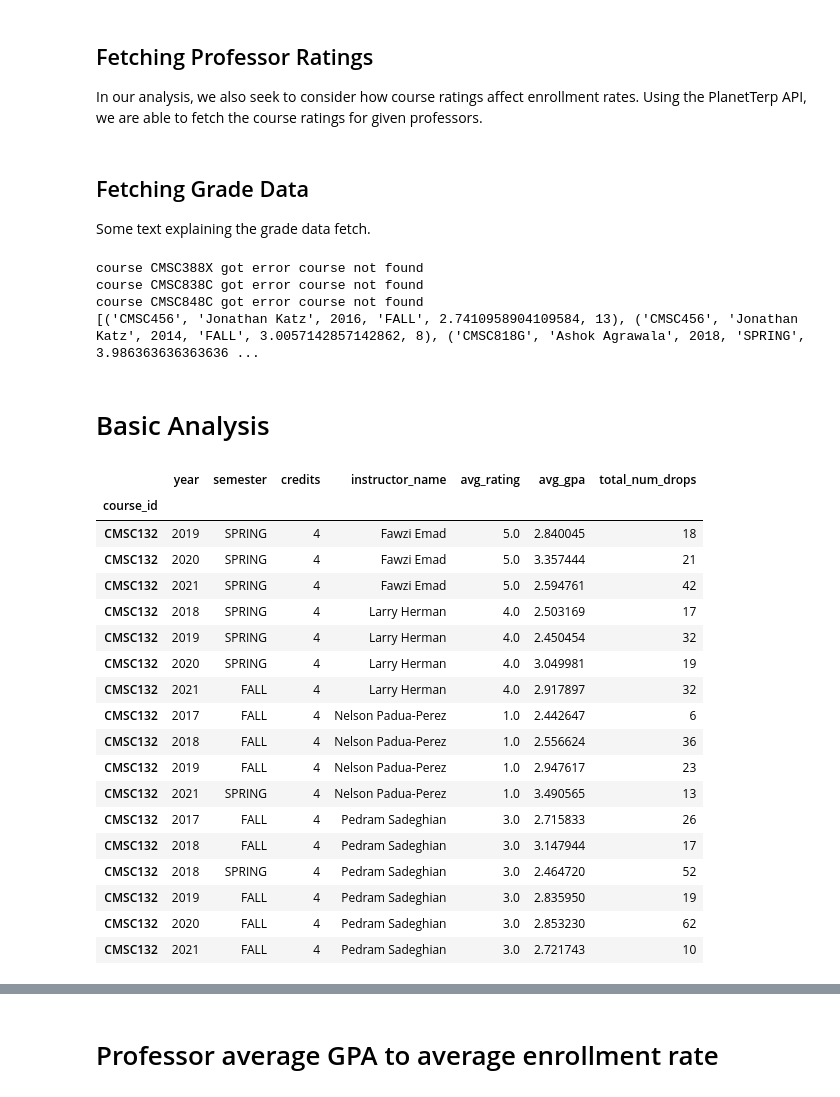
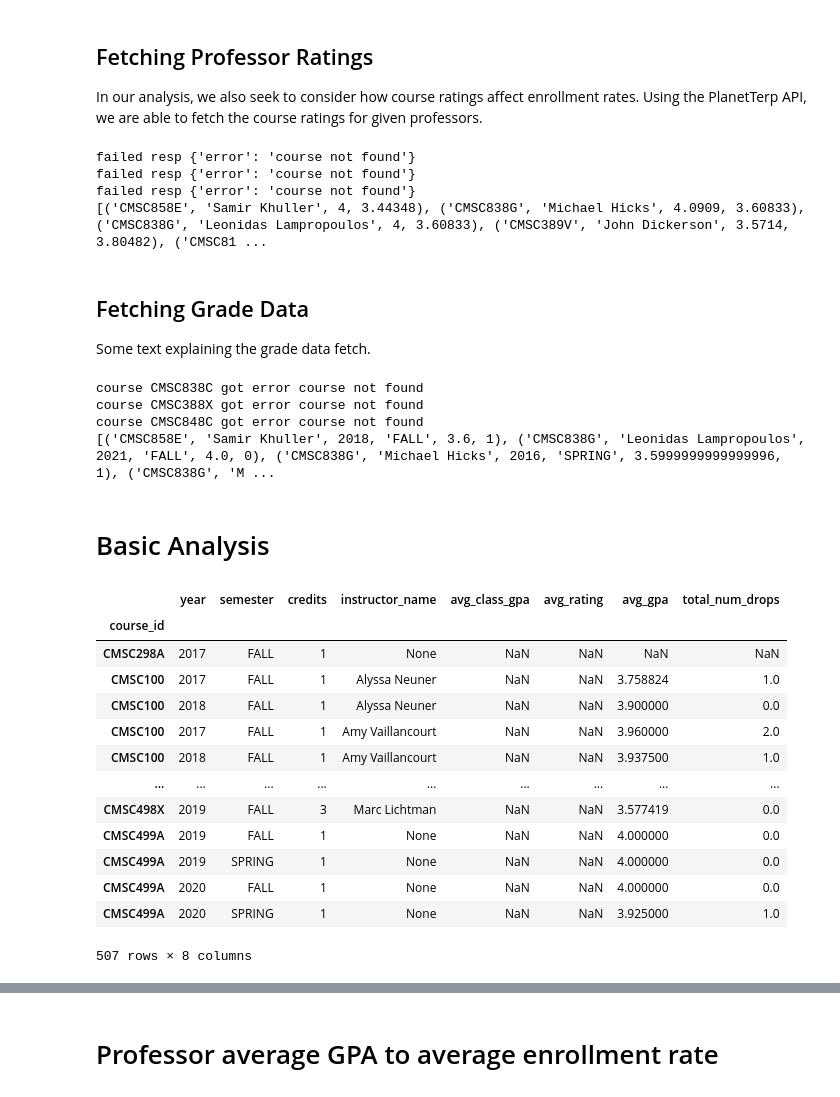
Before and after one commit to WesJD/cmsc320-final, a Jupyter notebook: project.ipynb, the cells around one changed output, grey strips where cells are left out. Cells and saved outputs as stored; diff of their text form; code cells hidden in the pictures.

Commit message:
Get Professor Rating and Course GPA

```diff
--- a/project.ipynb
+++ b/project.ipynb
@@ -218,15 +218,25 @@ with open_conn() as conn:
 ## Fetching Professor Ratings
 
 In our analysis, we also seek to consider how course ratings affect enrollment rates. Using the PlanetTerp API, we are able to fetch the course ratings for given professors.
+# %%
+def get_prof_avgRating(prof):
+    r = requests.get('https://api.planetterp.com/v1/professor', params={'name': prof})
+    r = r.json()
+
+    if "average_rating" in r:
+        return r['average_rating']
+    else:
+        return None
 # %%
 with open_conn() as conn:
     cur = conn.cursor()
-    #cur.execute("DROP TABLE IF EXISTS instructor_reviews") # uncomment if you'd like to start over
+    cur.execute("DROP TABLE IF EXISTS instructor_reviews") # uncomment if you'd like to start over
     cur.execute("""
     CREATE TABLE IF NOT EXISTS instructor_reviews (
         course CHAR(7) NOT NULL,
         instructor_name VARCHAR(100) NOT NULL,
         rating INT(1) NOT NULL,
+        avg_class_gpa DOUBLE(2,2),
         CONSTRAINT primary_key PRIMARY KEY (course, instructor_name),
         FOREIGN KEY (course) REFERENCES courses(id)
     )
@@ -234,18 +244,34 @@ with open_conn() as conn:
 
     unique_course_ids = set(map(lambda x: x["course_id"], courses))
     for course_id in unique_course_ids:
-        response = requests.get("https://api.planetterp.com/v1/course", params={"name": course_id, "reviews": "true"}).json()
-        if "reviews" not in response:
-            print(f"response for course {course_id} had no reviews: {response}")
+        response = requests.get("https://api.planetterp.com/v1/course", params={"name": course_id}).json()
+        if "error" in response:
+            print(f"failed resp {response}")
             continue
 
-        for review in response["reviews"]:
+        avg_class_gpa = response["average_gpa"]
+
+
+        for professor in response["professors"]:
+            rating = get_prof_avgRating(professor)
+
             cur.execute(
-                "INSERT OR IGNORE INTO instructor_reviews (course, instructor_name, rating) VALUES (?, ?, ?)",
-                (course_id, review["professor"], review["rating"])
+                "INSERT OR IGNORE INTO instructor_reviews (course, instructor_name, rating, avg_class_gpa) VALUES (?, ?, ?, ?)",
+                (course_id, professor, rating, avg_class_gpa)
             )
 
+        # for review in response["reviews"]:
+        #     cur.execute(
+        #         "INSERT OR IGNORE INTO instructor_reviews (course, instructor_name, rating) VALUES (?, ?, ?)",
+        #         (course_id, review["professor"], review["rating"])
+        #     )
+
     print(list(cur.execute("SELECT * FROM instructor_reviews LIMIT 5")))
+# %% [output]
+failed resp {'error': 'course not found'}
+failed resp {'error': 'course not found'}
+failed resp {'error': 'course not found'}
+[('CMSC858E', 'Samir Khuller', 4, 3.44348), ('CMSC838G', 'Michael Hicks', 4.0909, 3.60833), ('CMSC838G', 'Leonidas Lampropoulos', 4, 3.60833), ('CMSC389V', 'John Dickerson', 3.5714, 3.80482), ('CMSC81 ...
 # %% [markdown]
 ## Fetching Grade Data
 
@@ -329,60 +355,56 @@ with open_conn() as conn:
 
     print(list(cur.execute("SELECT * FROM course_grades LIMIT 5")))
 # %% [output]
+course CMSC838C got error course not found
 course CMSC388X got error course not found
-course CMSC838C got error course not found
 course CMSC848C got error course not found
-[('CMSC456', 'Jonathan Katz', 2016, 'FALL', 2.7410958904109584, 13), ('CMSC456', 'Jonathan Katz', 2014, 'FALL', 3.0057142857142862, 8), ('CMSC818G', 'Ashok Agrawala', 2018, 'SPRING', 3.986363636363636 ...
+[('CMSC858E', 'Samir Khuller', 2018, 'FALL', 3.6, 1), ('CMSC838G', 'Leonidas Lampropoulos', 2021, 'FALL', 4.0, 0), ('CMSC838G', 'Michael Hicks', 2016, 'SPRING', 3.5999999999999996, 1), ('CMSC838G', 'M ...
 # %% [markdown]
 # Basic Analysis
 # %%
 import pandas as pd
 
 query = """
 SELECT
     courses.id AS course_id,
     courses.year,
     courses.semester,
     courses.credits,
     course_grades.instructor_name,
+    instructor_reviews.avg_class_gpa,
     AVG(instructor_reviews.rating) AS avg_rating,
     AVG(course_grades.gpa) AS avg_gpa,
     SUM(course_grades.num_drops) AS total_num_drops
 FROM courses
 LEFT JOIN course_grades
     ON course_grades.course = courses.id
     AND course_grades.year = courses.year
     AND course_grades.semester = courses.semester
 LEFT JOIN instructor_reviews
     ON instructor_reviews.course = courses.id
     AND instructor_reviews.instructor_name = course_grades.instructor_name
-WHERE course_grades.course = 'CMSC132'
+/*WHERE course_grades.course = 'CMSC132'*/
 GROUP BY
     course_grades.course,
     course_grades.instructor_name,
     course_grades.year,
     course_grades.semester
 """
 with open_conn() as conn:
     df = pd.read_sql(sql=query, con=conn, index_col="course_id")
     display(df)
 # %% [output]
-|  | year | semester | credits | instructor_name | avg_rating | avg_gpa | total_num_drops |
-| course_id |  |  |  |  |  |  |  |
-| CMSC132 | 2019 | SPRING | 4 | Fawzi Emad | 5.0 | 2.840045 | 18 |
-| CMSC132 | 2020 | SPRING | 4 | Fawzi Emad | 5.0 | 3.357444 | 21 |
-| CMSC132 | 2021 | SPRING | 4 | Fawzi Emad | 5.0 | 2.594761 | 42 |
-| CMSC132 | 2018 | SPRING | 4 | Larry Herman | 4.0 | 2.503169 | 17 |
-| CMSC132 | 2019 | SPRING | 4 | Larry Herman | 4.0 | 2.450454 | 32 |
-| CMSC132 | 2020 | SPRING | 4 | Larry Herman | 4.0 | 3.049981 | 19 |
-| CMSC132 | 2021 | FALL | 4 | Larry Herman | 4.0 | 2.917897 | 32 |
-| CMSC132 | 2017 | FALL | 4 | Nelson Padua-Perez | 1.0 | 2.442647 | 6 |
-| CMSC132 | 2018 | FALL | 4 | Nelson Padua-Perez | 1.0 | 2.556624 | 36 |
-| CMSC132 | 2019 | FALL | 4 | Nelson Padua-Perez | 1.0 | 2.947617 | 23 |
-| CMSC132 | 2021 | SPRING | 4 | Nelson Padua-Perez | 1.0 | 3.490565 | 13 |
-| CMSC132 | 2017 | FALL | 4 | Pedram Sadeghian | 3.0 | 2.715833 | 26 |
-| CMSC132 | 2018 | FALL | 4 | Pedram Sadeghian | 3.0 | 3.147944 | 17 |
-| CMSC132 | 2018 | SPRING | 4 | Pedram Sadeghian | 3.0 | 2.464720 | 52 |
-| CMSC132 | 2019 | FALL | 4 | Pedram Sadeghian | 3.0 | 2.835950 | 19 |
-| CMSC132 | 2020 | FALL | 4 | Pedram Sadeghian | 3.0 | 2.853230 | 62 |
-| CMSC132 | 2021 | FALL | 4 | Pedram Sadeghian | 3.0 | 2.721743 | 10 |
+|  | year | semester | credits | instructor_name | avg_class_gpa | avg_rating | avg_gpa | total_num_drops |
+| course_id |  |  |  |  |  |  |  |  |
+| CMSC298A | 2017 | FALL | 1 | None | NaN | NaN | NaN | NaN |
+| CMSC100 | 2017 | FALL | 1 | Alyssa Neuner | NaN | NaN | 3.758824 | 1.0 |
+| CMSC100 | 2018 | FALL | 1 | Alyssa Neuner | NaN | NaN | 3.900000 | 0.0 |
+| CMSC100 | 2017 | FALL | 1 | Amy Vaillancourt | NaN | NaN | 3.960000 | 2.0 |
+| CMSC100 | 2018 | FALL | 1 | Amy Vaillancourt | NaN | NaN | 3.937500 | 1.0 |
+| ... | ... | ... | ... | ... | ... | ... | ... | ... |
+| CMSC498X | 2019 | FALL | 3 | Marc Lichtman | NaN | NaN | 3.577419 | 0.0 |
+| CMSC499A | 2019 | FALL | 1 | None | NaN | NaN | 4.000000 | 0.0 |
+| CMSC499A | 2019 | SPRING | 1 | None | NaN | NaN | 4.000000 | 0.0 |
+| CMSC499A | 2020 | FALL | 1 | None | NaN | NaN | 4.000000 | 0.0 |
+| CMSC499A | 2020 | SPRING | 1 | None | NaN | NaN | 3.925000 | 1.0 |
+507 rows × 8 columns
```
Also changed, not shown: parts of 4 cells of this notebook.
